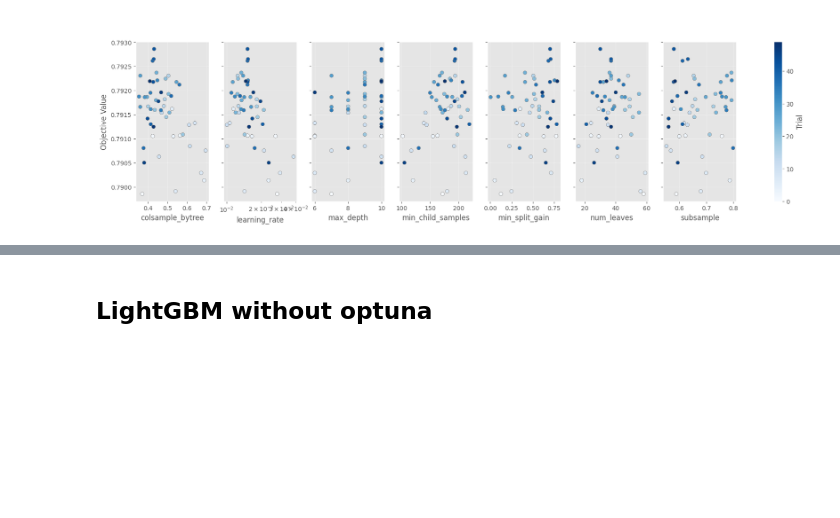
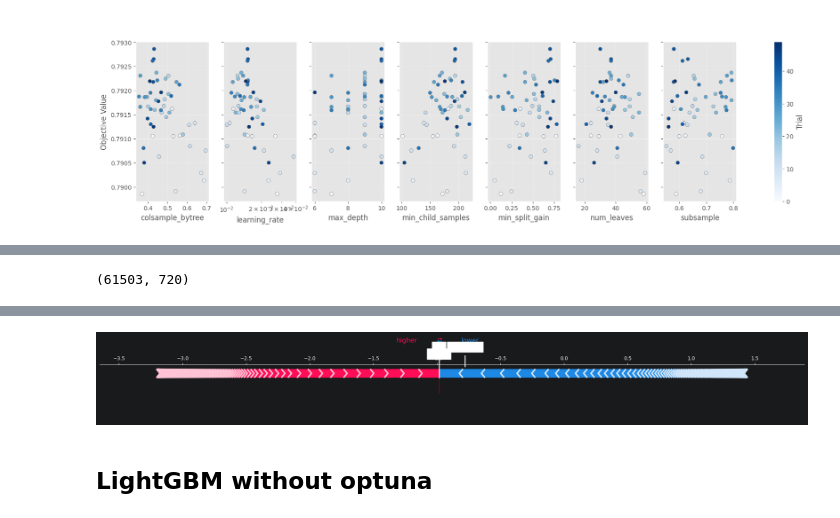
Before and after one commit to USL99/home-credit-default-risk, a Jupyter notebook: notebooks/04_model_tuning.ipynb, the cells around one changed output, grey strips where cells are left out. Drawn from its saved outputs; the diff is of its cells as text; code cells hidden in the pictures; blank space fills up the shorter version.

```diff
--- a/notebooks/04_model_tuning.ipynb
+++ b/notebooks/04_model_tuning.ipynb
@@ -407,0 +382,23 @@ plt.show()
+# %%
+shap_val.shape
+# %% [output]
+(61503, 720)
+# %%
+shap.initjs()
+explanation = shap.Explanation(
+    values=shap_val,
+    base_values=explainer.expected_value,
+    data=X_val.values,
+    feature_names=X_val.columns.tolist()
+)
+
+
+shap.force_plot(
+    explanation[0],
+    features=X_val.iloc[0, :],
+    matplotlib=True,
+    show=False
+)
+plt.tight_layout()
+plt.show()
+# %% [output]
@@ -408,3 +406,4 @@ plt.show()
+[figure, added]
 # %% [markdown]
 ## LightGBM without optuna
 # %%
```
Also changed, not shown: parts of 14 cells of this notebook, 1 other file.
